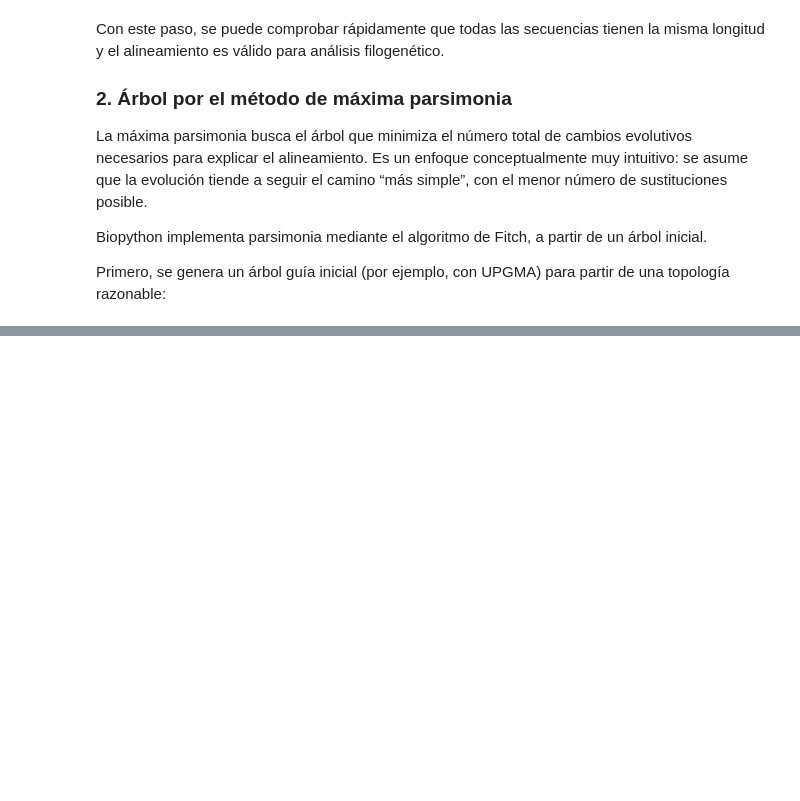
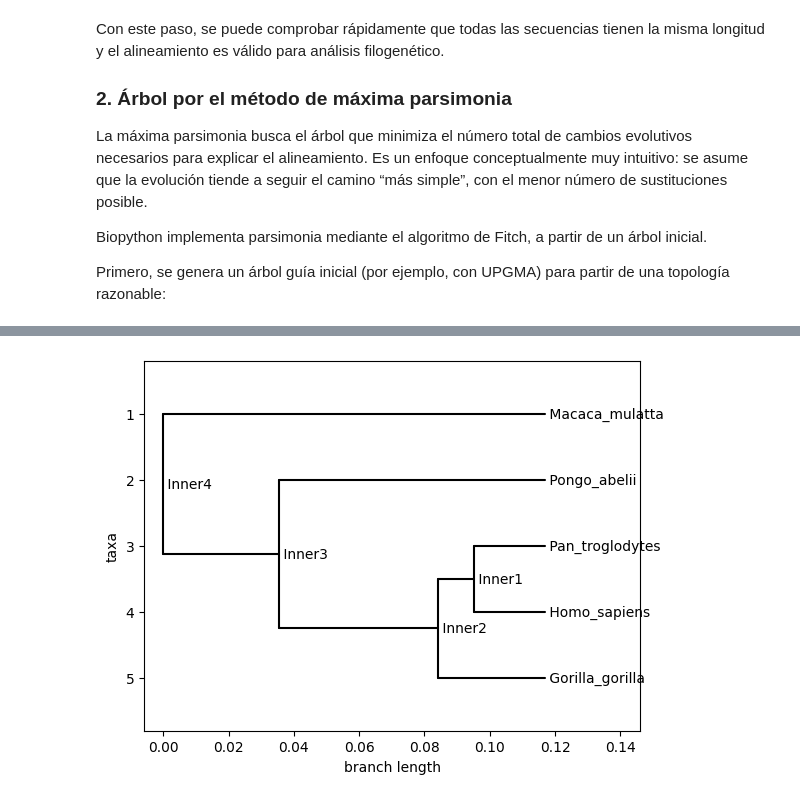
Before and after one commit to raquelaq/ArbolesFilogeneticos, a Jupyter notebook: ejercicio3.ipynb, the cells around one changed output, grey strips where cells are left out. Cells and saved outputs as stored; diff of their text form; code cells hidden in the pictures; blank space fills up the shorter version.

```diff
--- a/ejercicio3.ipynb
+++ b/ejercicio3.ipynb
@@ -207,0 +226,3 @@ starting_tree = constructor.upgma(dm)
+# %%
+calculator = DistanceCalculator("identity")
+dm = calculator.get_distance(alignment)
@@ -207,0 +233,7 @@ starting_tree = constructor.upgma(dm)
+# %%
+constructor = DistanceTreeConstructor()
+tree_upgma = constructor.upgma(dm)
+
+Phylo.draw(tree_upgma)
+# %% [output]
+[figure, added]
```
Also changed, not shown: parts of 9 cells of this notebook, 2 other files.
